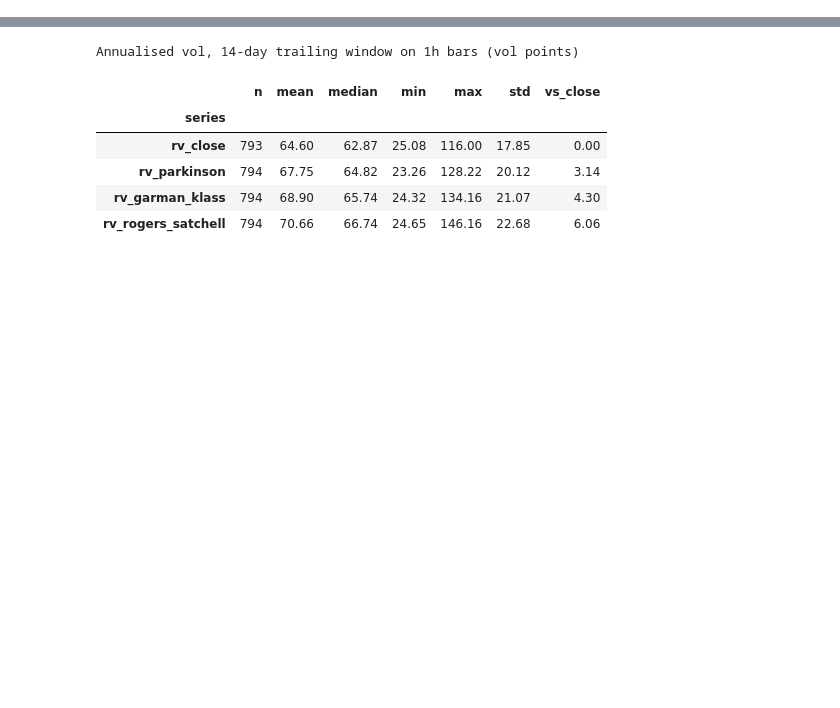
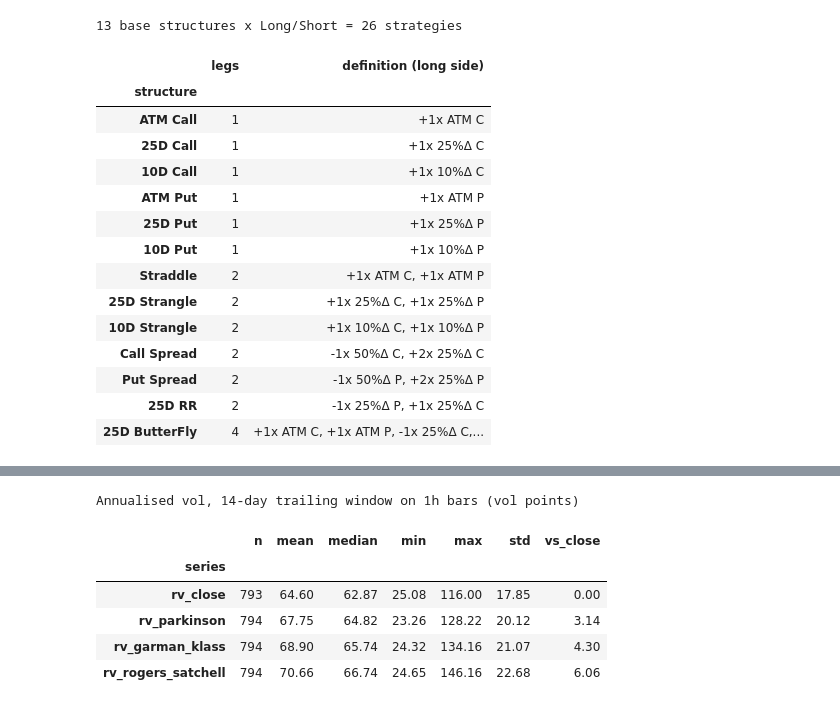
Before and after one commit to wiillytom/svi_modeling, a Jupyter notebook: volatility_surface/notebooks/vrp_leverage_summary.ipynb, the cells around one changed output, grey strips where cells are left out. Drawn from its saved outputs; the diff is of its cells as text; code cells hidden in the pictures; blank space fills up the shorter version.

```diff
--- a/volatility_surface/notebooks/vrp_leverage_summary.ipynb
+++ b/volatility_surface/notebooks/vrp_leverage_summary.ipynb
@@ -120,0 +151,27 @@ The answers, in order: **no** (there is a 3–6 vol-point gap depending on the e
+# %%
+cat = R.build_catalog()
+base = R._BASE_STRUCTURES
+rows = []
+for name, legs in base.items():
+    desc = ", ".join(
+        f"{q:+g}x {'ATM' if m=='ATM' else f'{m[1]:.0%}Δ'} {o}" for m, o, q in legs)
+    rows.append({"structure": name, "legs": len(legs), "definition (long side)": desc})
+print(f"{len(base)} base structures x Long/Short = {len(cat)} strategies\n")
+pd.DataFrame(rows).set_index("structure")
+# %% [output]
+13 base structures x Long/Short = 26 strategies
+|  | legs | definition (long side) |
+| structure |  |  |
+| ATM Call | 1 | +1x ATM C |
+| 25D Call | 1 | +1x 25%Δ C |
+| 10D Call | 1 | +1x 10%Δ C |
+| ATM Put | 1 | +1x ATM P |
+| 25D Put | 1 | +1x 25%Δ P |
+| 10D Put | 1 | +1x 10%Δ P |
+| Straddle | 2 | +1x ATM C, +1x ATM P |
+| 25D Strangle | 2 | +1x 25%Δ C, +1x 25%Δ P |
+| 10D Strangle | 2 | +1x 10%Δ C, +1x 10%Δ P |
+| Call Spread | 2 | -1x 50%Δ C, +2x 25%Δ C |
+| Put Spread | 2 | -1x 50%Δ P, +2x 25%Δ P |
+| 25D RR | 2 | -1x 25%Δ P, +1x 25%Δ C |
+| 25D ButterFly | 4 | +1x ATM C, +1x ATM P, -1x 25%Δ C,... |
```
Also changed, not shown: parts of 54 cells of this notebook.
